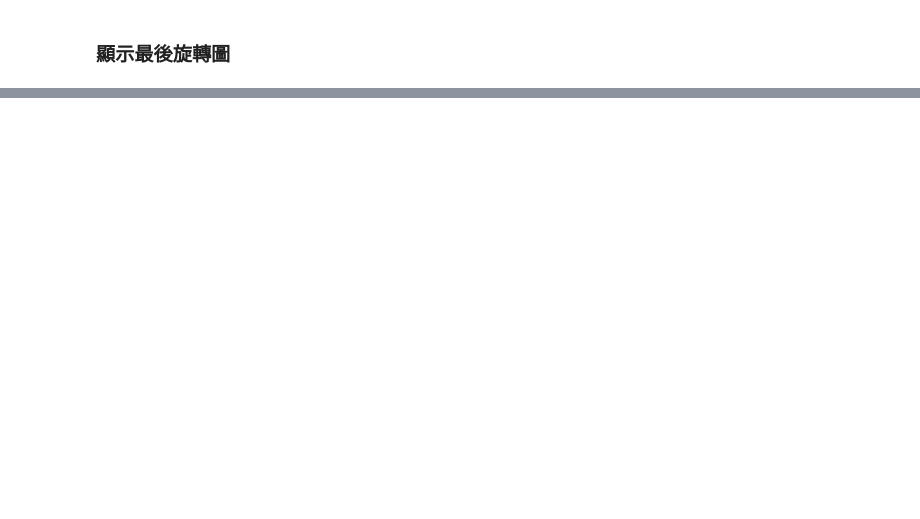
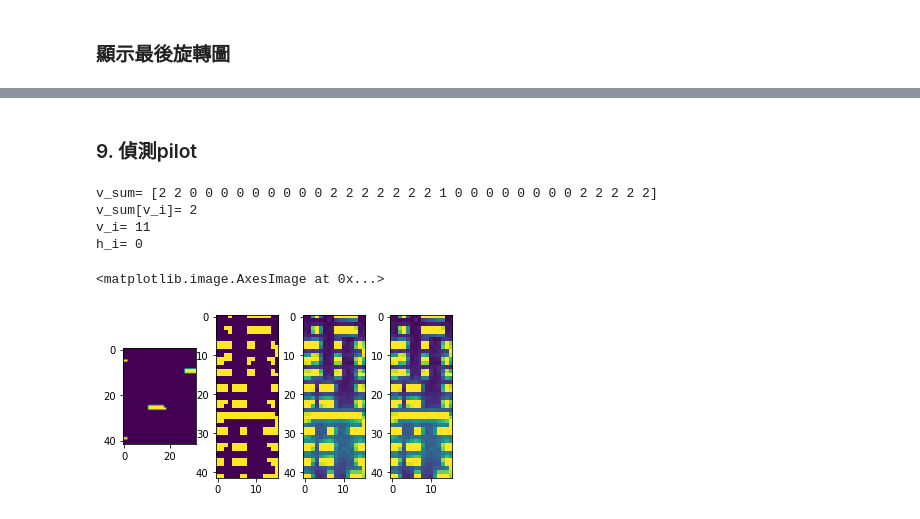
Before and after one commit to itemhsu/absCode2D, a Jupyter notebook: 5.3 rotate estimating.KD .ipynb, the cells around one changed output, grey strips where cells are left out. Cells and saved outputs as stored; diff of their text form; code cells hidden in the pictures; blank space fills up the shorter version.

```diff
--- a/5.3 rotate estimating.KD .ipynb
+++ b/5.3 rotate estimating.KD .ipynb
@@ -89,6 +91,7 @@ round_1 最近角度與查詢資料的距離: 0.04807048167657101
 ### 第二次計算特徵值
 # %%
 from main import allFeatureNorm_fine
-fine_feature=allFeatureNorm_fine(correct_challenge)
+fine_t_value, fine_feature=allFeatureNorm_fine(correct_challenge_1)
 print(fine_feature)
+print('fine_t_value=', fine_t_value)
 # %% [output]
@@ -140,0 +145,69 @@ plt.imshow(correct_challenge)
+# %% [markdown]
+### 9. 偵測pilot
+# %%
+idDebug=True
+isPlot = True
+
+def pilotDetect(img, fine_t_value):
+
+    bigger=img>=fine_t_value
+
+    deep=10
+    w=img.shape[1]-deep
+    bigger_tmp=bigger[:,0:w]
+
+
+    for i in range(deep):
+        bigger_tmp=np.logical_and(bigger_tmp ,bigger[:,i:w+i])
+
+    #plt.imshow(bigger_tmp)
+    v_sum=np.sum(bigger_tmp,axis=0)
+    #h_sum=np.sum(bigger_tmp,axis=1)
+
+    #h_i=np.argmax(h_sum)
+
+    #先找到零的部分
+    for v_i_start in range(len(v_sum)):
+        if v_sum[v_i_start]==0: break
+    #在找之後非零的部分
+    for v_i in range(v_i_start,len(v_sum)):
+        if v_sum[v_i]>0: break
+
+    h_i=np.argmax(bigger_tmp[v_i])
+    if idDebug:
+        print('v_sum=',v_sum)
+        print('v_sum[v_i]=',v_sum[v_i])
+        print("v_i=",v_i)
+        print("h_i=",h_i)
+
+    if isPlot:
+        plt.subplots(1,4,figsize=(6,3))
+        plt.subplot(141)
+        plt.imshow(bigger_tmp)
+        plt.subplot(142)
+        plt.imshow(bigger[:,v_i+1:v_i+16+1])
+        plt.subplot(143)
+        plt.imshow(img[:,v_i+1:v_i+16+1])
+        plt.subplot(144)
+        plt.imshow(img[:,v_i+1:v_i+16+1])
+    #return img[:,v_i+1:v_i+16+1]
+    return v_i,h_i
+
+
+v_i,h_i=pilotDetect(correct_challenge, fine_t_value)
+cropImg=correct_challenge[:,v_i+1:v_i+16+1]
+cropImg_roll=np.roll(cropImg, -1, axis=1)
+cropImg_roll=cropImg
+
+#cropImg_180=cropImg*0
+#rotate_180(cropImg, 42, 16, cropImg_180)
+
+plt.imshow(cropImg_roll)
+#cropImg_roll=cropImg_180
+# %% [output]
+v_sum= [2 2 0 0 0 0 0 0 0 0 0 2 2 2 2 2 2 2 1 0 0 0 0 0 0 0 0 2 2 2 2 2]
+v_sum[v_i]= 2
+v_i= 11
+h_i= 0
+<matplotlib.image.AxesImage at 0x...>
+[figure, added]
```
Also changed, not shown: parts of 10 cells of this notebook, 1 other file.
